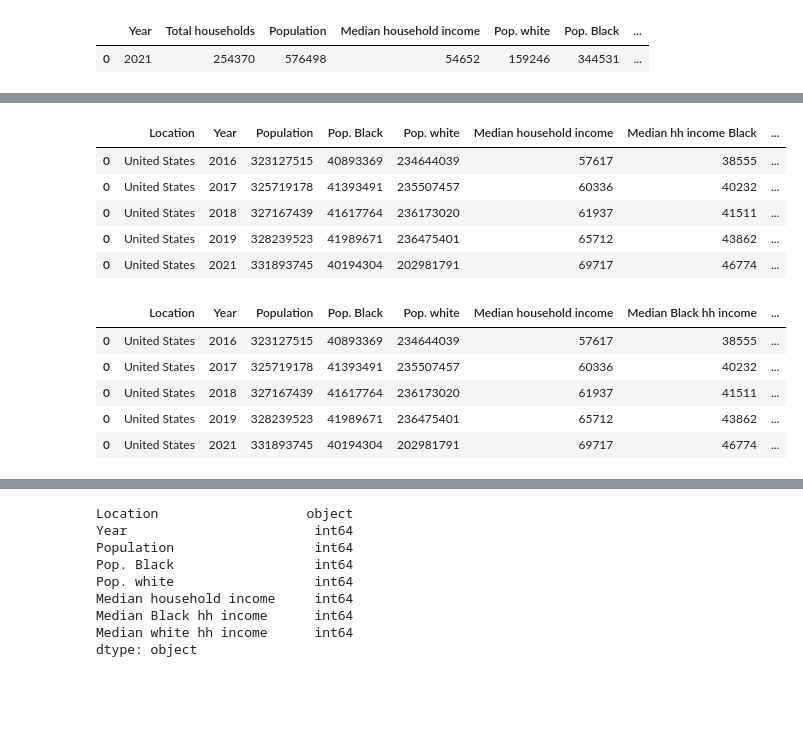
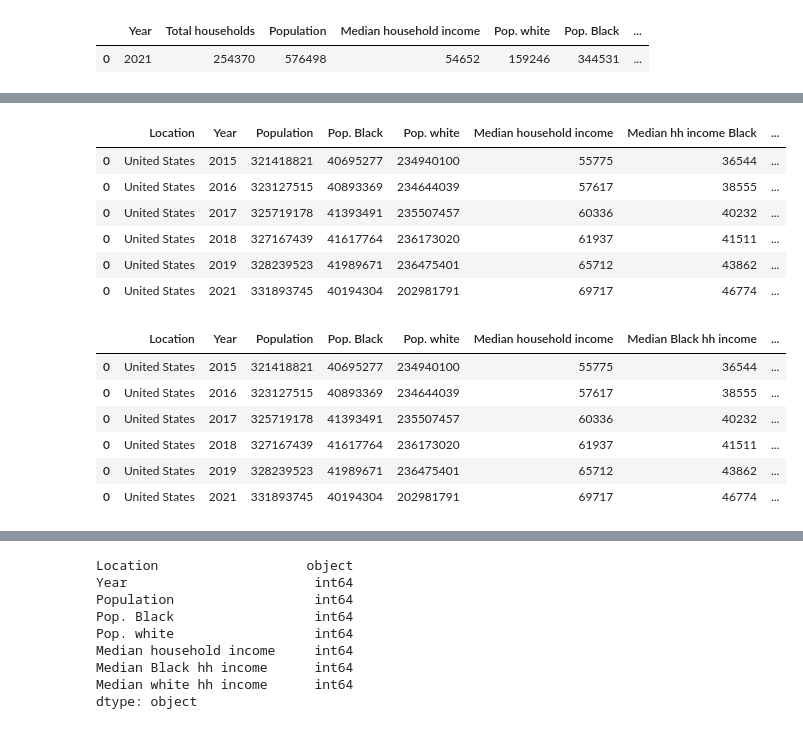
Before and after one commit to Jenkir/BT-equity-metric-analysis, a Jupyter notebook: GOAL-1/Build_economy_ALL-locations.ipynb, the cells around one changed output, grey strips where cells are left out. Saved outputs shown, nothing was run; the diff lists cells and outputs as text; code cells hidden in the pictures; blank space fills up the shorter version.

```diff
--- a/GOAL-1/Build_economy_ALL-locations.ipynb
+++ b/GOAL-1/Build_economy_ALL-locations.ipynb
@@ -22,6 +24,7 @@ mdata_2019 = "MD_income_2019.csv"
 mdata_2021 = "MD_income_2021.csv"
 # %%
 # import U.S. data
+usdata_2015 = "us_income_2015.csv"
 usdata_2016 = "us_income_2016.csv"
 usdata_2017 = "us_income_2017.csv"
 usdata_2018 = "us_income_2018.csv"
@@ -134,6 +150,7 @@ dfm
 | 0 | Maryland | 2019 | 6045680 | 1830059 | 3296909 | 86738 | 68377 | ... |
 | 0 | Maryland | 2021 | 6165129 | 1810345 | 3018844 | 90203 | 71790 | ... |
 # %%
+usdf_2015 = pd.read_csv(usdata_2015)
 usdf_2016 = pd.read_csv(usdata_2016)
 usdf_2017 = pd.read_csv(usdata_2017)
 usdf_2018 = pd.read_csv(usdata_2018)
@@ -141,10 +158,11 @@ usdf_2019 = pd.read_csv(usdata_2019)
 usdf_2021 = pd.read_csv(usdata_2021)
 # %%
 # Combine all of the U.S. dataframes using pd.concat
-dfus1 = pd.concat([usdf_2016,usdf_2017,usdf_2018,usdf_2019,usdf_2021], axis=0, sort=False)
+dfus1 = pd.concat([usdf_2015,usdf_2016,usdf_2017,usdf_2018,usdf_2019,usdf_2021], axis=0, sort=False)
 dfus1
 # %% [output]
 |  | Location | Year | Population | Pop. Black | Pop. white | Median household income | Median hh income Black | ... |
+| 0 | United States | 2015 | 321418821 | 40695277 | 234940100 | 55775 | 36544 | ... |
 | 0 | United States | 2016 | 323127515 | 40893369 | 234644039 | 57617 | 38555 | ... |
 | 0 | United States | 2017 | 325719178 | 41393491 | 235507457 | 60336 | 40232 | ... |
 | 0 | United States | 2018 | 327167439 | 41617764 | 236173020 | 61937 | 41511 | ... |
@@ -157,6 +175,7 @@ dfus = dfus1.rename(columns={"Median hh income white": "Median white hh income",
 dfus
 # %% [output]
 |  | Location | Year | Population | Pop. Black | Pop. white | Median household income | Median Black hh income | ... |
+| 0 | United States | 2015 | 321418821 | 40695277 | 234940100 | 55775 | 36544 | ... |
 | 0 | United States | 2016 | 323127515 | 40893369 | 234644039 | 57617 | 38555 | ... |
 | 0 | United States | 2017 | 325719178 | 41393491 | 235507457 | 60336 | 40232 | ... |
 | 0 | United States | 2018 | 327167439 | 41617764 | 236173020 | 61937 | 41511 | ... |
```
Also changed, not shown: parts of 17 cells of this notebook, 4 other files.
